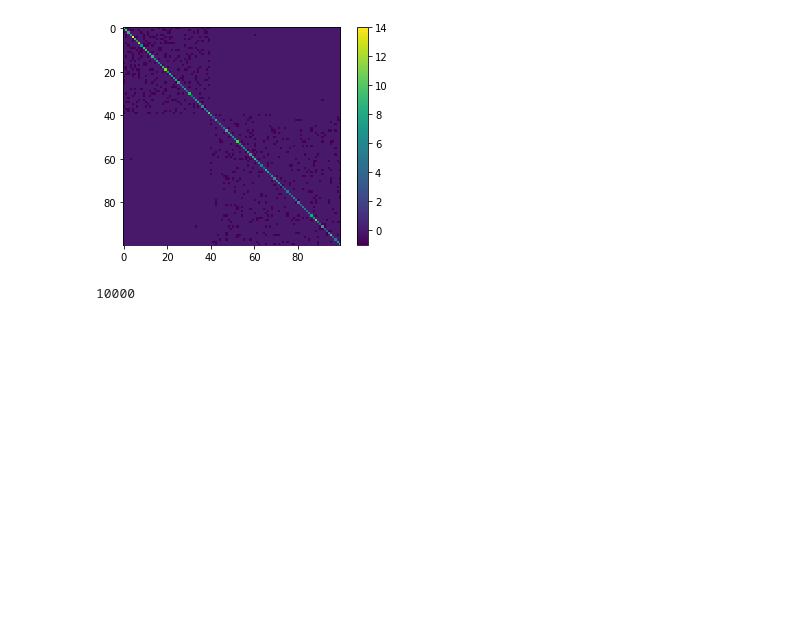
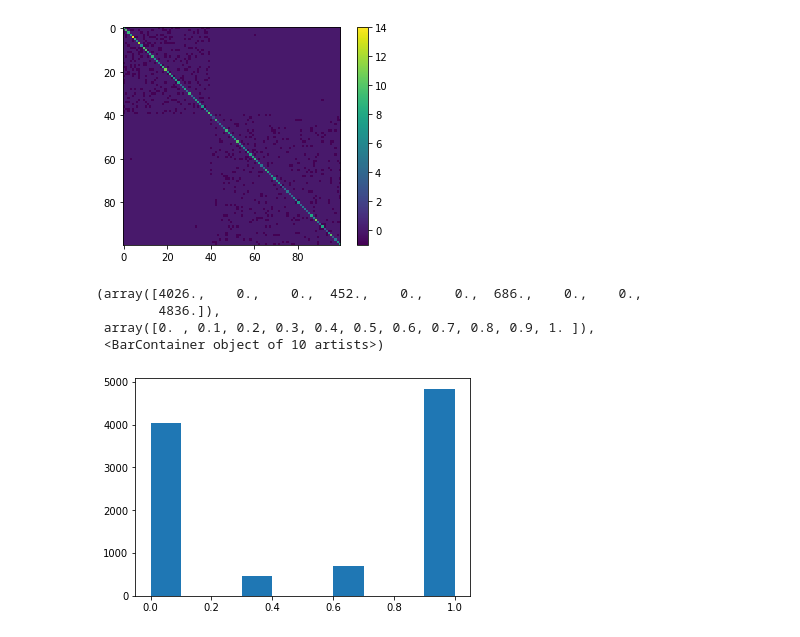
Before and after one commit to sekunder/clustering, a Jupyter notebook: most recent progress on stochastic block model.ipynb, the cells around one changed output. Saved outputs shown, nothing was run; the diff lists cells and outputs as text; code cells hidden in the pictures; blank space fills up the shorter version.

```diff
--- a/most recent progress on stochastic block model.ipynb
+++ b/most recent progress on stochastic block model.ipynb
@@ -410,6 +410,7 @@ probs_test = [[ 0.3, 0.3], [ 0.3, 0.4]]
 g2 = nx.stochastic_block_model(sizes2, probs_test, seed=1)
 
 def averaging_cluster(g, times= 3, embeding= LSE):
+    """calcuating the average clustering for several time of EM algorishm for different initial condition"""
     p= embeding(g)
     labels1=[]
 
@@ -420,6 +421,10 @@ def averaging_cluster(g, times= 3, embeding= LSE):
 
     return sum(labels1)/times
 # %%
-plt.his(averaging_cluster(g2)
+plt.hist(averaging_cluster(g2))
 # %% [output]
-10000
+(array([4026.,    0.,    0.,  452.,    0.,    0.,  686.,    0.,    0.,
+        4836.]),
+ array([0. , 0.1, 0.2, 0.3, 0.4, 0.5, 0.6, 0.7, 0.8, 0.9, 1. ]),
+ <BarContainer object of 10 artists>)
+[figure, added]
```
